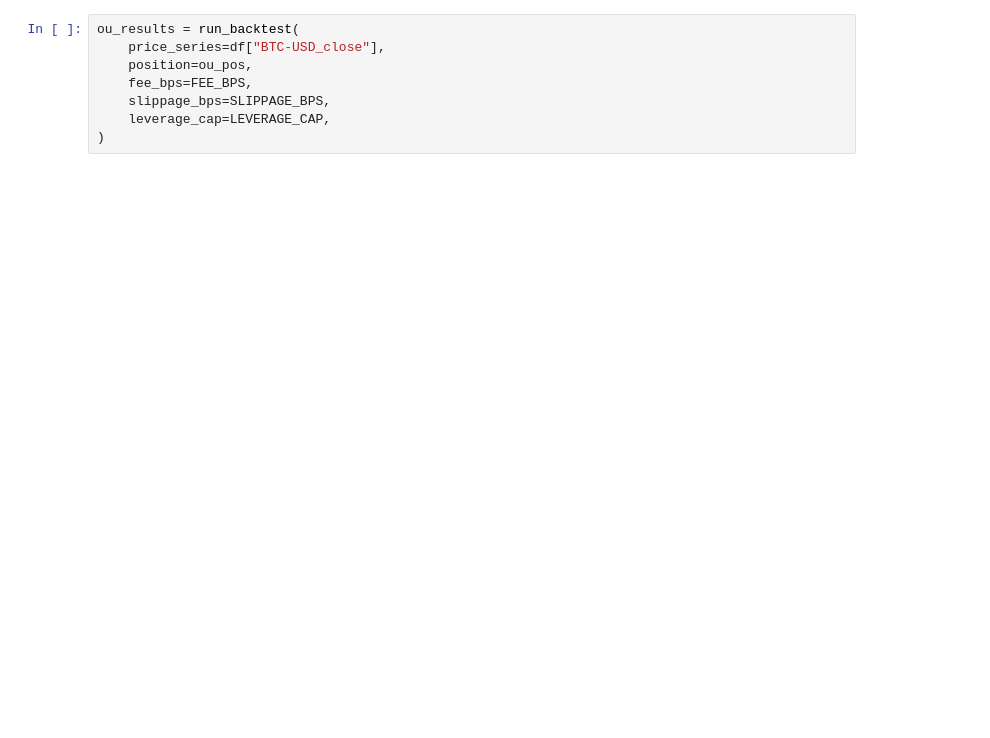
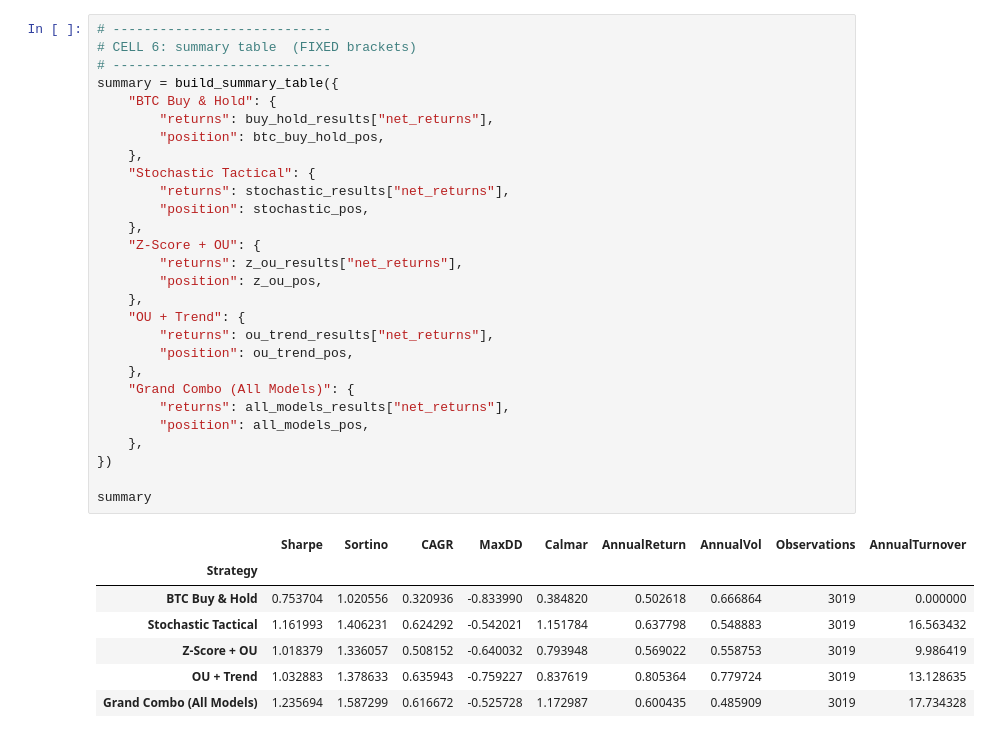
Before and after one commit to StandingAbove/LunaExchange, a Jupyter notebook: Crypto/Research/02_btc_single_asset.ipynb, the cells around one changed output. Cells and saved outputs as stored; diff of their text form; blank space fills up the shorter version.

```diff
--- a/Crypto/Research/02_btc_single_asset.ipynb
+++ b/Crypto/Research/02_btc_single_asset.ipynb
@@ -54,9 +150,37 @@ NameError: name 'min_std' is not defined
 # %%
-ou_results = run_backtest(
-    price_series=df["BTC-USD_close"],
-    position=ou_pos,
-    fee_bps=FEE_BPS,
-    slippage_bps=SLIPPAGE_BPS,
-    leverage_cap=LEVERAGE_CAP,
-)
+# ----------------------------
+# CELL 6: summary table  (FIXED brackets)
+# ----------------------------
+summary = build_summary_table({
+    "BTC Buy & Hold": {
+        "returns": buy_hold_results["net_returns"],
+        "position": btc_buy_hold_pos,
+    },
+    "Stochastic Tactical": {
+        "returns": stochastic_results["net_returns"],
+        "position": stochastic_pos,
+    },
+    "Z-Score + OU": {
+        "returns": z_ou_results["net_returns"],
+        "position": z_ou_pos,
+    },
+    "OU + Trend": {
+        "returns": ou_trend_results["net_returns"],
+        "position": ou_trend_pos,
+    },
+    "Grand Combo (All Models)": {
+        "returns": all_models_results["net_returns"],
+        "position": all_models_pos,
+    },
+})
+
+summary
+# %% [output]
+|  | Sharpe | Sortino | CAGR | MaxDD | Calmar | AnnualReturn | AnnualVol | Observations | AnnualTurnover |
+| Strategy |  |  |  |  |  |  |  |  |  |
+| BTC Buy & Hold | 0.753704 | 1.020556 | 0.320936 | -0.833990 | 0.384820 | 0.502618 | 0.666864 | 3019 | 0.000000 |
+| Stochastic Tactical | 1.161993 | 1.406231 | 0.624292 | -0.542021 | 1.151784 | 0.637798 | 0.548883 | 3019 | 16.563432 |
+| Z-Score + OU | 1.018379 | 1.336057 | 0.508152 | -0.640032 | 0.793948 | 0.569022 | 0.558753 | 3019 | 9.986419 |
+| OU + Trend | 1.032883 | 1.378633 | 0.635943 | -0.759227 | 0.837619 | 0.805364 | 0.779724 | 3019 | 13.128635 |
+| Grand Combo (All Models) | 1.235694 | 1.587299 | 0.616672 | -0.525728 | 1.172987 | 0.600435 | 0.485909 | 3019 | 17.734328 |
 # %%
```
Also changed, not shown: parts of 19 cells of this notebook.
